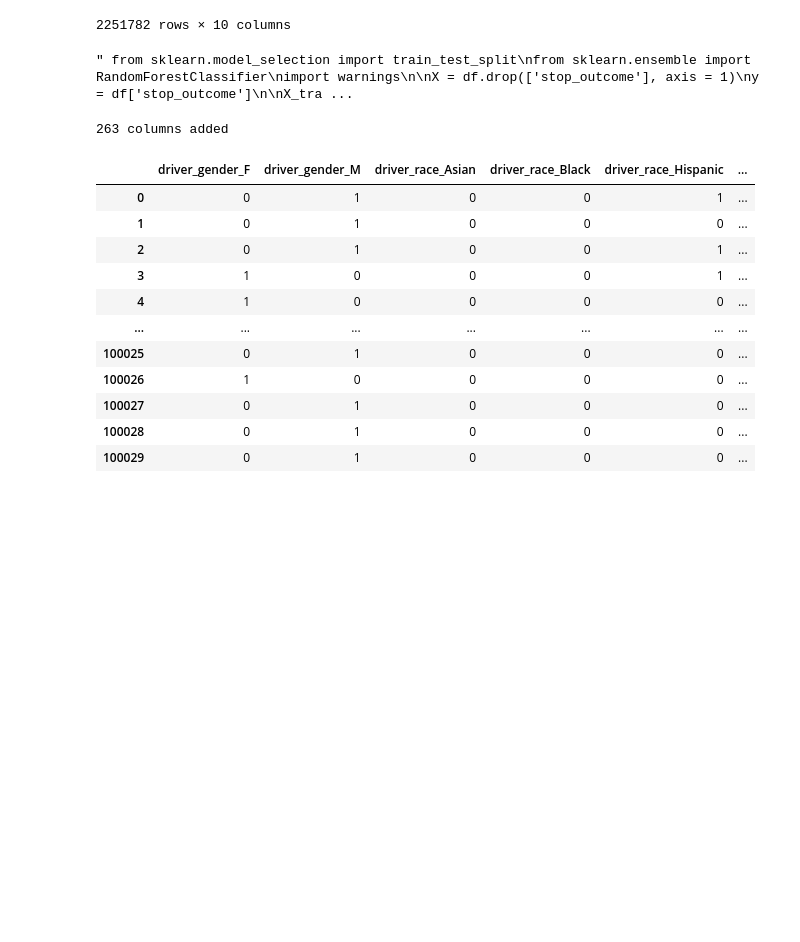
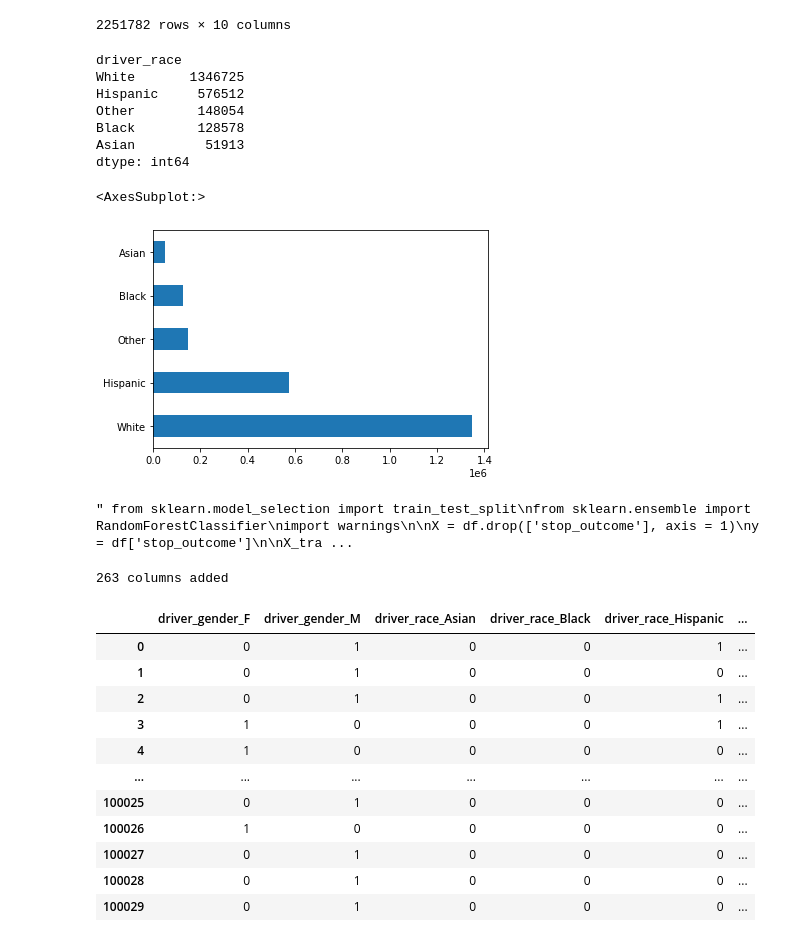
Before and after one commit to MasterWolff/BDA-Project, a Jupyter notebook: BDA code.ipynb, the cells around one changed output. Saved outputs shown, nothing was run; the diff lists cells and outputs as text; code cells hidden in the pictures; blank space fills up the shorter version.

Commit message:
visualizing driver race distribution

```diff
--- a/BDA code.ipynb
+++ b/BDA code.ipynb
@@ -26,7 +26,7 @@ print(column_names)
 ['id', 'state', 'stop_date', 'stop_time', 'location_raw', 'county_name', 'county_fips', 'fine_grained_location', 'police_department', 'driver_gender', 'driver_age_raw', 'driver_age', 'driver_race_raw' ...
 # %%
 #removing any columns missing values, or having NaN in the 'stop_outcome' column
-df.dropna(how = 'any', subset = ['stop_outcome'], axis = 0, inplace = True)
+df.dropna(how = 'any', subset = ['stop_outcome', 'driver_race'], axis = 0, inplace = True)
 df #removes ca. 200 rows, not much, but not doing this will result in problems in the future.
 # %% [output]
 |  | id | state | stop_date | stop_time | location_raw | county_name | county_fips | fine_grained_location | ... |
@@ -75,6 +75,19 @@ df
 | 2251990 | M | Hispanic | NaN | False | NaN | False | Citation | ... |
 | 2251991 | F | Asian | NaN | False | NaN | False | Citation | ... |
 2251782 rows × 10 columns
+# %%
+print(df.value_counts(df['driver_race']))
+df.driver_race.value_counts().plot(kind = 'barh') #distribution of driver race
+# %% [output]
+driver_race
+White       1346725
+Hispanic     576512
+Other        148054
+Black        128578
+Asian         51913
+dtype: int64
+<AxesSubplot:>
+[figure, added]
 # %%
 """ from sklearn.model_selection import train_test_split
 from sklearn.ensemble import RandomForestClassifier
```
Also changed, not shown: 2 other files.
